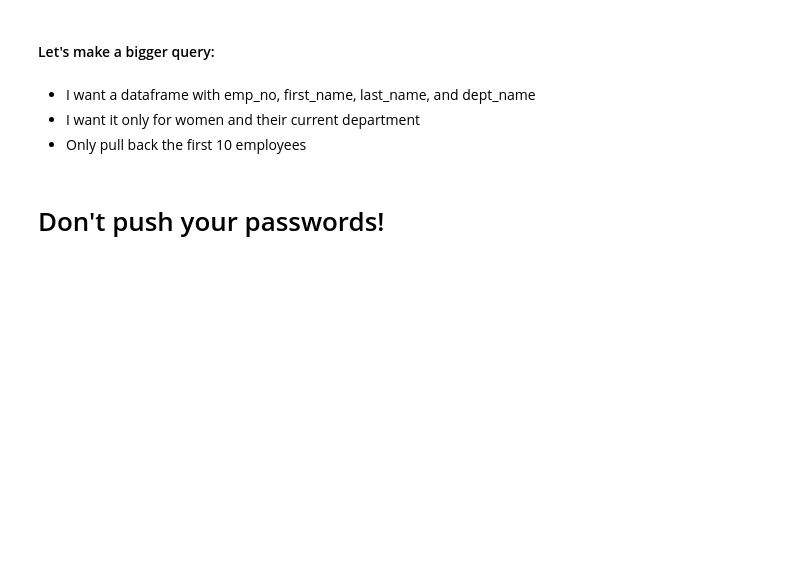
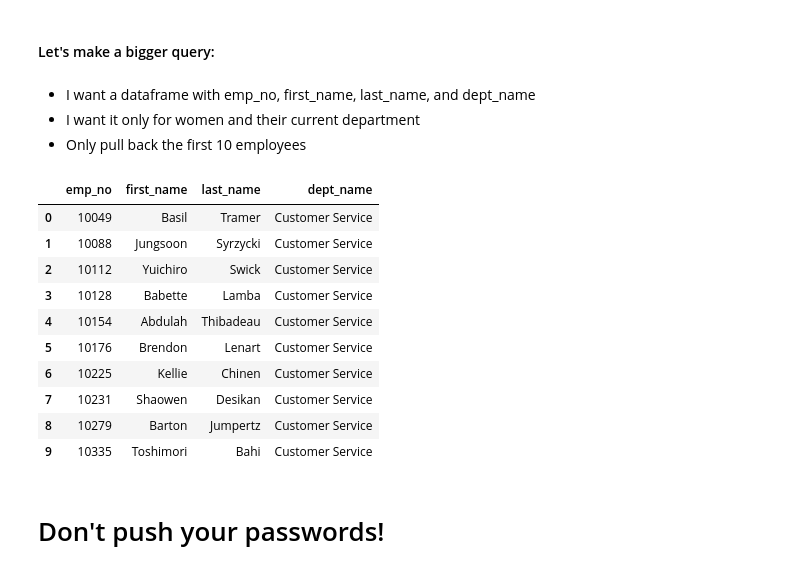
Before and after one commit to CodeupClassroom/pagel-data-science-libraries, a Jupyter notebook: advanced_df1_lesson.ipynb, the cells around one changed output. Drawn from its saved outputs; the diff is of its cells as text; code cells hidden in the pictures; blank space fills up the shorter version.

```diff
--- a/advanced_df1_lesson.ipynb
+++ b/advanced_df1_lesson.ipynb
@@ -187,8 +331,32 @@ Q: What do you notice about our current connection string?
 - Only pull back the first 10 employees
 # %%
 #query
+query = '''
+select emp_no, first_name, last_name, dept_name
+from employees
+	join dept_emp
+		using (emp_no)
+	join departments
+		using (dept_no)
+where gender = 'F'
+	and to_date > now()
+limit 10
+'''
 # %%
 #connect to sql and pull query into df
+pd.read_sql(query, url)
+# %% [output]
+|  | emp_no | first_name | last_name | dept_name |
+| 0 | 10049 | Basil | Tramer | Customer Service |
+| 1 | 10088 | Jungsoon | Syrzycki | Customer Service |
+| 2 | 10112 | Yuichiro | Swick | Customer Service |
+| 3 | 10128 | Babette | Lamba | Customer Service |
+| 4 | 10154 | Abdulah | Thibadeau | Customer Service |
+| 5 | 10176 | Brendon | Lenart | Customer Service |
+| 6 | 10225 | Kellie | Chinen | Customer Service |
+| 7 | 10231 | Shaowen | Desikan | Customer Service |
+| 8 | 10279 | Barton | Jumpertz | Customer Service |
+| 9 | 10335 | Toshimori | Bahi | Customer Service |
 # %% [markdown]
 # Don't push your passwords!
 # %% [markdown]
```
Also changed, not shown: parts of 37 cells of this notebook.
